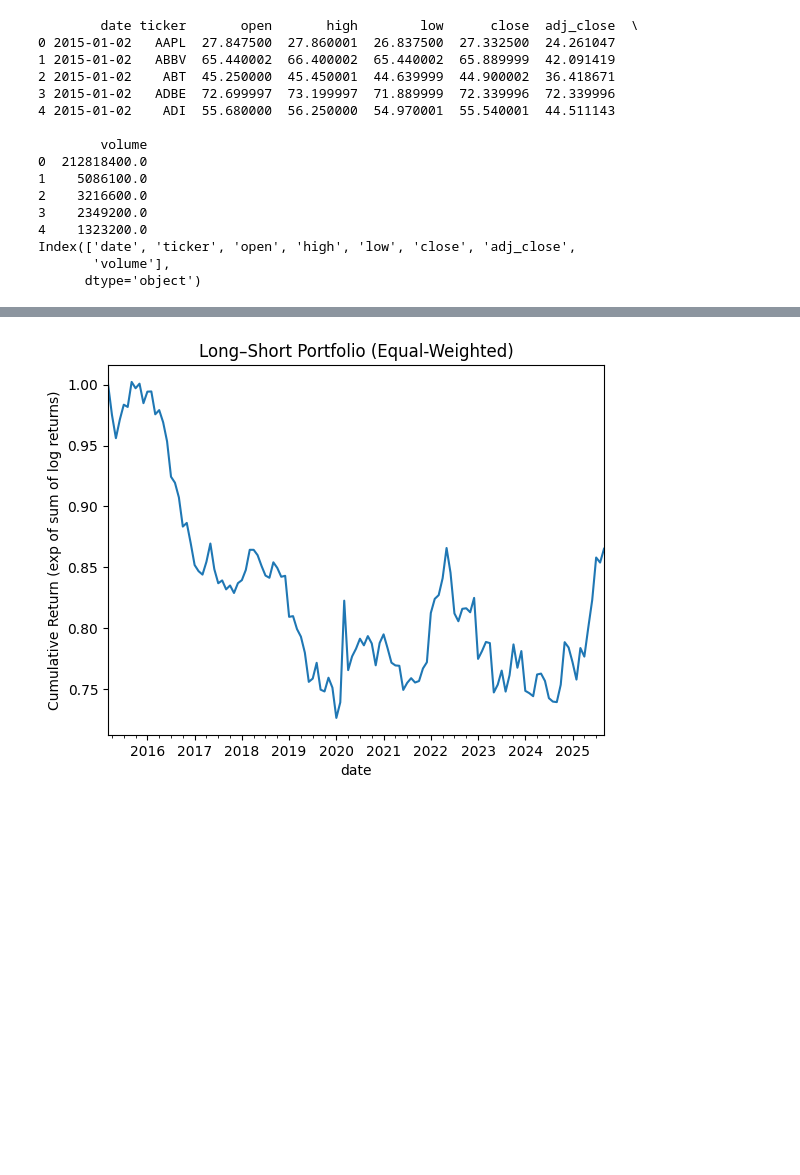
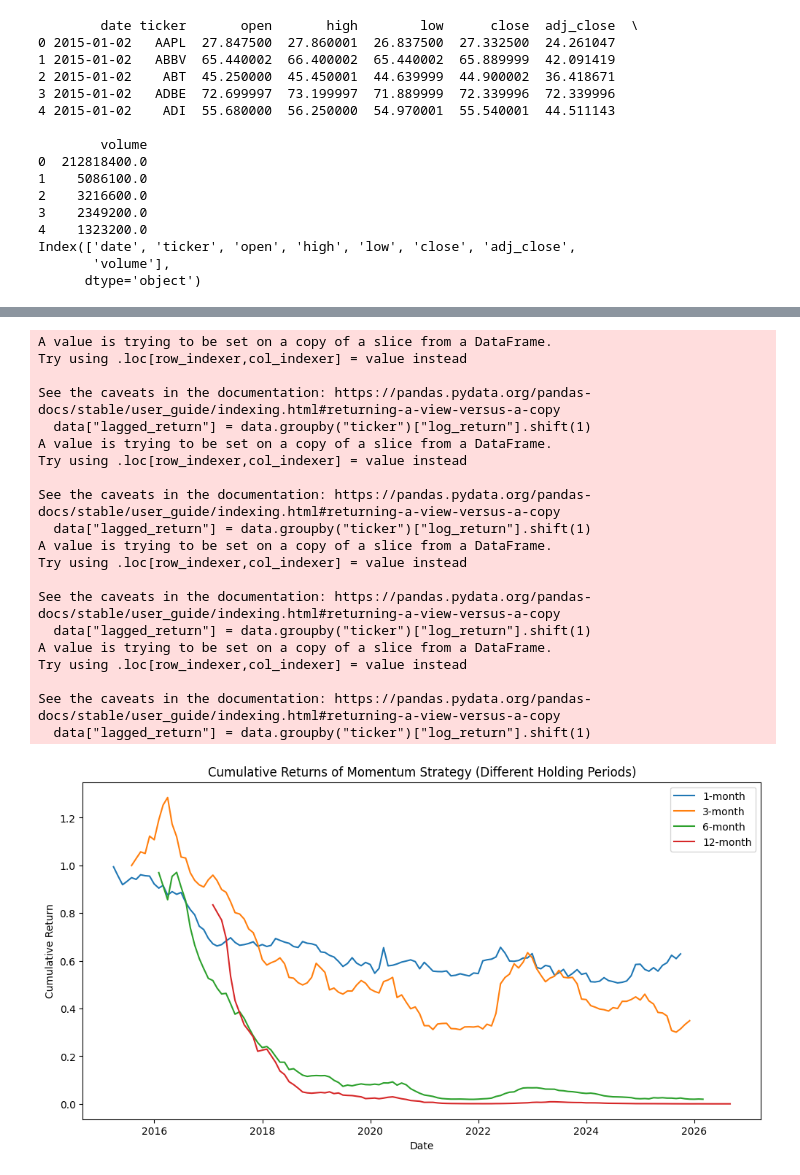
Before and after one commit to Pogba24-12/CF_LeHoangPhuc-22110160_TranLongNhat-22110142, a Jupyter notebook: lab01/Simple_Momentum_Strategy.ipynb, the cells around one changed output, grey strips where cells are left out. Saved outputs shown, nothing was run; the diff lists cells and outputs as text; code cells hidden in the pictures; blank space fills up the shorter version.

```diff
--- a/lab01/Simple_Momentum_Strategy.ipynb
+++ b/lab01/Simple_Momentum_Strategy.ipynb
@@ -6,7 +6,7 @@ import numpy as np
 import  matplotlib.pyplot as plt
 # %%
 # Read Data
-file_path = r"C:\Users\ADMIN\Documents\CF_LeHoangPhuc-22110160_TranLongNhat-22110142\lab01\top_1000_stock_2015_2025.csv"
+file_path = r"C:\Users\ADMIN\Documents\CF_LeHoangPhuc-22110160_TranLongNhat-22110142\top_1000_stock_2015_2025.csv"
 df = pd.read_csv(file_path, parse_dates=["date"])
 
 # Kiểm tra cấu trúc dữ liệu
@@ -91,16 +64,10 @@ print(monthly.head())
 # %%
 # Simple Momentum Strategy
 
-n = 150  # choose how many stocks to long/short
-
-monthly["rank"] = monthly.groupby("date")["lagged_return"].rank(method="first", ascending=False)
-monthly["position"] = 0
-monthly.loc[monthly["rank"] <= n, "position"] = 1
-monthly.loc[monthly["rank"] > monthly.groupby("date")["rank"].transform("max") - n, "position"] = -1
-
-# Caculate monthly weight return
-monthly["weight"] = monthly.groupby(["date", "position"])["position"].transform(
-    lambda x: 1 / len(x) if x.iloc[0] != 0 else 0
-)
-monthly["weighted_return"] = monthly["log_return"] * monthly["weight"]
+def generate_signals(data, n): # n is how many stocks to long/short
+    data["rank"] = data.groupby("date")["lagged_return"].rank(method="first", ascending=False)
+    data["position"] = 0
+    data.loc[data["rank"] <= n, "position"] = 1
+    data.loc[data["rank"] > data.groupby("date")["rank"].transform("max") - n, "position"] = -1
+    return data
 # %%
@@ -120,7 +92,56 @@ avg_returns["cum_return"] = np.exp(avg_returns["portfolio_return"].cumsum())
+# %%
+# --- Run for multiple holding periods ---
+holding_periods = [1, 3, 6, 12]  # in months
+n_stocks = 50  # number of stocks to long/short
+
+plt.figure(figsize=(12, 6))
+
+for m in holding_periods:
+    # 1. Resample
+    monthly_data = resample_n_months(df, m)
+
+    # 2. Calculate log returns
+    monthly_data = calculate_log_return(monthly_data)
+
+    # 3. Generate signals
+    monthly_data = generate_signals(monthly_data, n_stocks)
+
+    # 4. Backtest
+    result = backtest(monthly_data)
+
+    # 5. Plot cumulative return
+    plt.plot(result.index, result["cum_return"], label=f"{m}-month")
+
+plt.title("Cumulative Returns of Momentum Strategy (Different Holding Periods)")
+plt.xlabel("Date")
+plt.ylabel("Cumulative Return")
+plt.legend()
+plt.show()
+# %% [output]
+A value is trying to be set on a copy of a slice from a DataFrame.
+Try using .loc[row_indexer,col_indexer] = value instead
+
+See the caveats in the documentation: https://pandas.pydata.org/pandas-docs/stable/user_guide/indexing.html#returning-a-view-versus-a-copy
+  data["lagged_return"] = data.groupby("ticker")["log_return"].shift(1)
+A value is trying to be set on a copy of a slice from a DataFrame.
+Try using .loc[row_indexer,col_indexer] = value instead
+
+See the caveats in the documentation: https://pandas.pydata.org/pandas-docs/stable/user_guide/indexing.html#returning-a-view-versus-a-copy
+  data["lagged_return"] = data.groupby("ticker")["log_return"].shift(1)
+A value is trying to be set on a copy of a slice from a DataFrame.
+Try using .loc[row_indexer,col_indexer] = value instead
+
+See the caveats in the documentation: https://pandas.pydata.org/pandas-docs/stable/user_guide/indexing.html#returning-a-view-versus-a-copy
+  data["lagged_return"] = data.groupby("ticker")["log_return"].shift(1)
+A value is trying to be set on a copy of a slice from a DataFrame.
+Try using .loc[row_indexer,col_indexer] = value instead
+
+See the caveats in the documentation: https://pandas.pydata.org/pandas-docs/stable/user_guide/indexing.html#returning-a-view-versus-a-copy
+  data["lagged_return"] = data.groupby("ticker")["log_return"].shift(1)
+[figure, added]
 # %%
 # Plot Result
-avg_returns["cum_return"].plot(title="Long–Short Portfolio (Equal-Weighted)")
-plt.ylabel("Cumulative Return (exp of sum of log returns)")
-plt.show()
+def plot_result(data,n=1):
+    data["cum_return"].plot(title="Long–Short Portfolio (Equal-Weighted)")
+    plt.ylabel("Cumulative Return (exp of sum of log returns)")
+    plt.show()
-# %% [output]
-[figure, removed]
```
Also changed, not shown: parts of 6 cells of this notebook, 5 other files.
